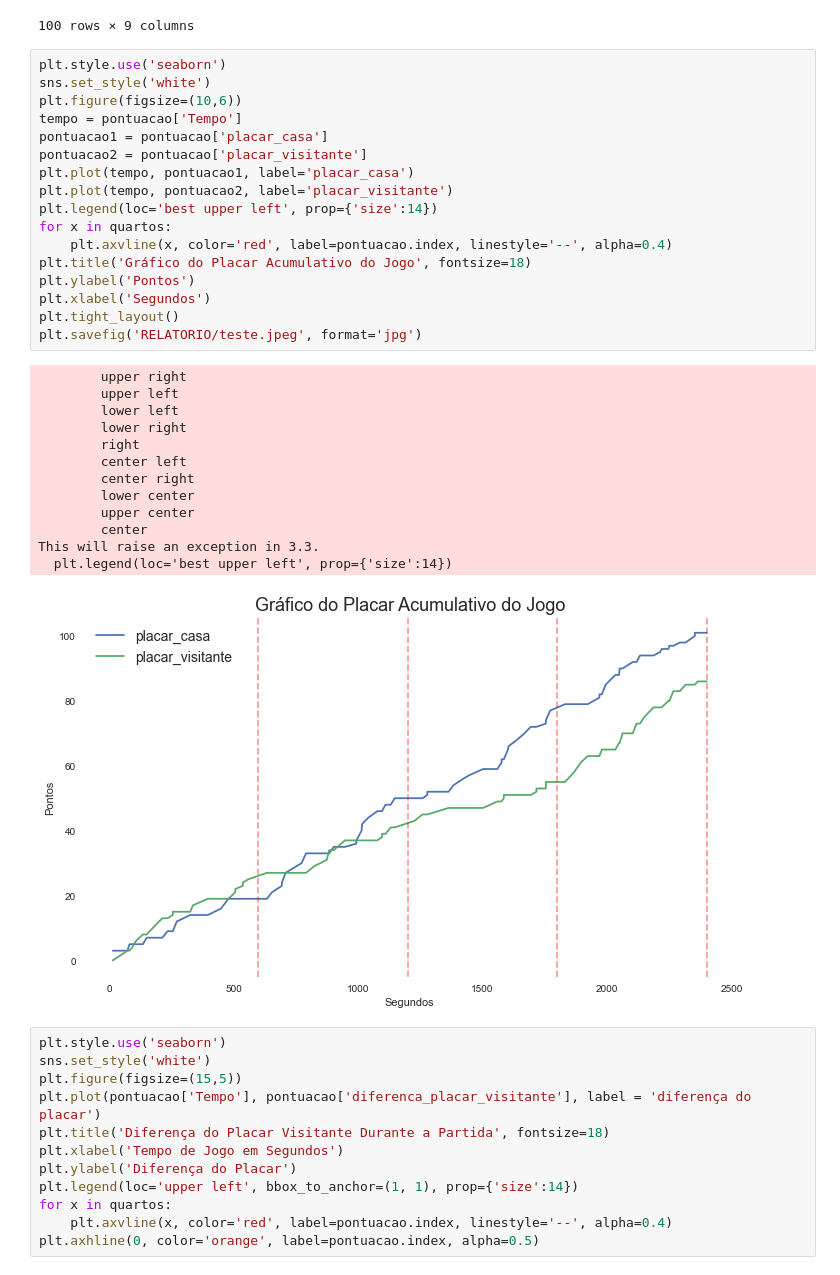
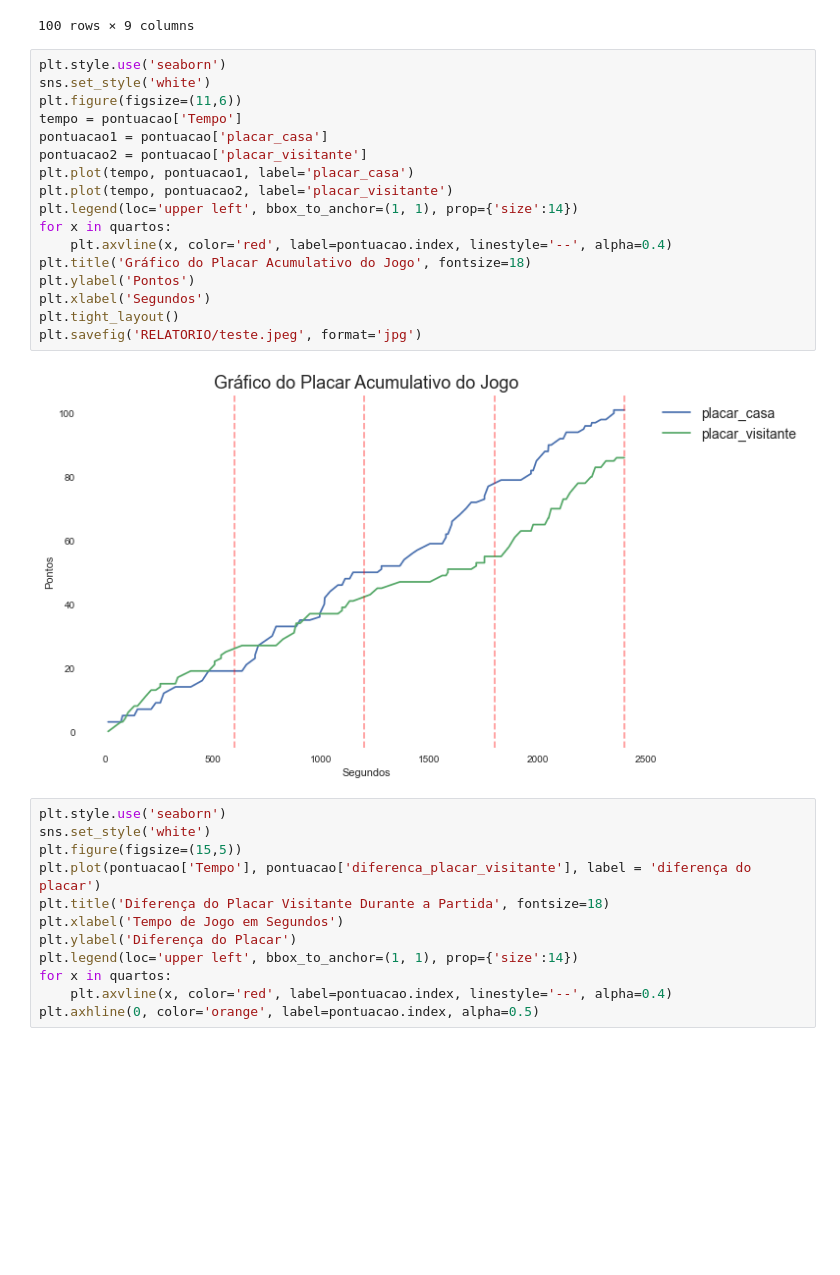
Before and after one commit to Rafael-Prochnow/Analise-descritiva-para-um-time, a Jupyter notebook: Jogada_Jogada.ipynb, the cells around one changed output. Cells and saved outputs as stored; diff of their text form; blank space fills up the shorter version.

```diff
--- a/Jogada_Jogada.ipynb
+++ b/Jogada_Jogada.ipynb
@@ -229,34 +229,22 @@ pontuacao
 # %%
 plt.style.use('seaborn')
 sns.set_style('white')
-plt.figure(figsize=(10,6))
+plt.figure(figsize=(11,6))
 tempo = pontuacao['Tempo']
 pontuacao1 = pontuacao['placar_casa']
 pontuacao2 = pontuacao['placar_visitante']
 plt.plot(tempo, pontuacao1, label='placar_casa')
 plt.plot(tempo, pontuacao2, label='placar_visitante')
-plt.legend(loc='best upper left', prop={'size':14})
+plt.legend(loc='upper left', bbox_to_anchor=(1, 1), prop={'size':14})
 for x in quartos:
     plt.axvline(x, color='red', label=pontuacao.index, linestyle='--', alpha=0.4)
 plt.title('Gráfico do Placar Acumulativo do Jogo', fontsize=18)
 plt.ylabel('Pontos')
 plt.xlabel('Segundos')
 plt.tight_layout()
 plt.savefig('RELATORIO/teste.jpeg', format='jpg')
 # %% [output]
-        upper right
-        upper left
-        lower left
-        lower right
-        right
-        center left
-        center right
-        lower center
-        upper center
-        center
-This will raise an exception in 3.3.
-  plt.legend(loc='best upper left', prop={'size':14})
-[figure, old version]
+[figure, new version]
 # %%
 plt.style.use('seaborn')
 sns.set_style('white')
```
Also changed, not shown: parts of 21 cells of this notebook.
